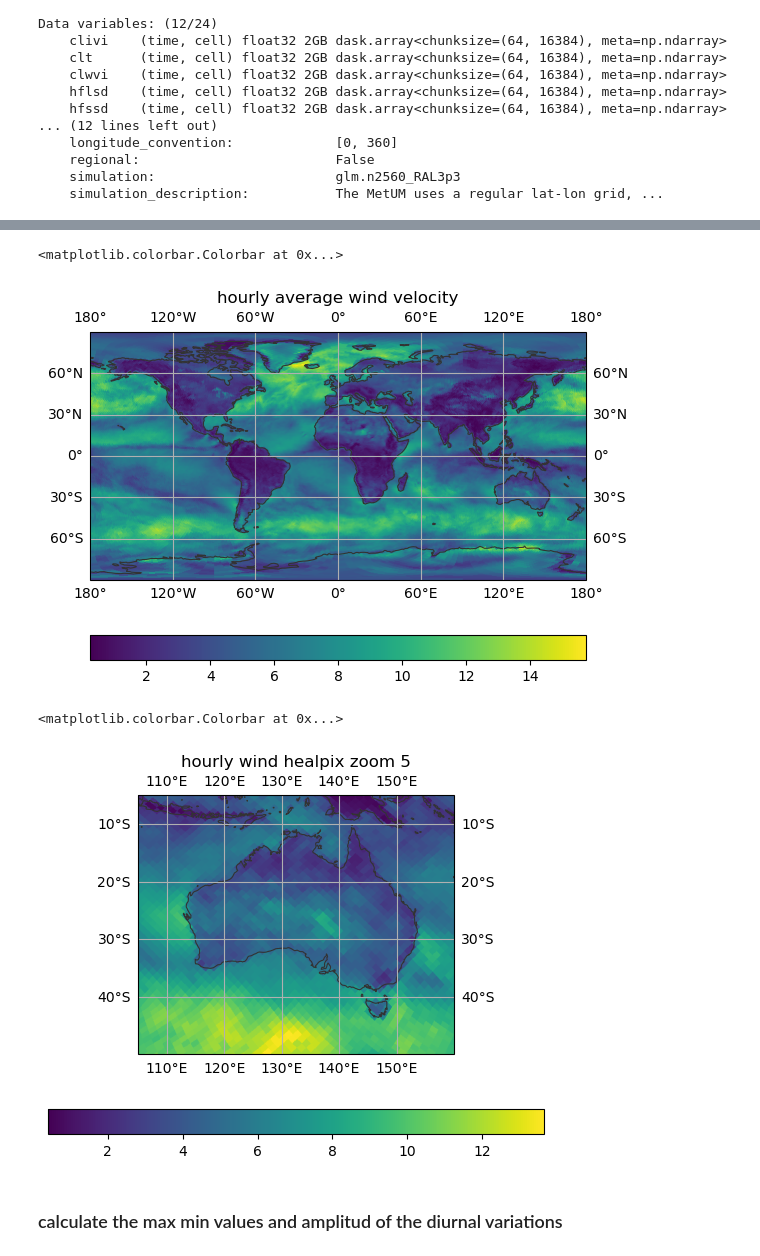
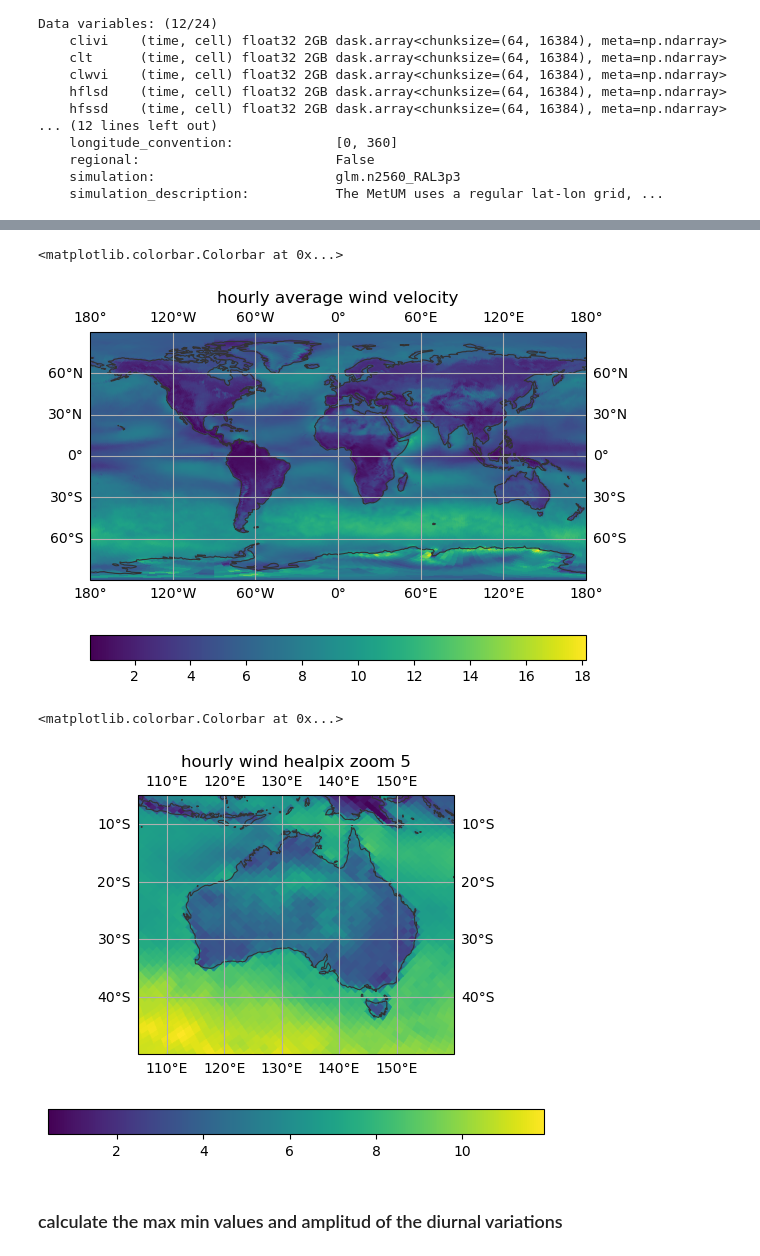
Before and after one commit to 21centuryweather/hk25-AusNode-coastal, a Jupyter notebook: analysis/diurnal_wind_cycle.ipynb, the cells around one changed output, grey strips where cells are left out. Saved outputs shown, nothing was run; the diff lists cells and outputs as text; code cells hidden in the pictures.

Commit message:
code is changed to calculate hourly averge for half year

```diff
--- a/analysis/diurnal_wind_cycle.ipynb
+++ b/analysis/diurnal_wind_cycle.ipynb
@@ -36,6 +36,9 @@ Data variables: (12/24)
     simulation_description:           The MetUM uses a regular lat-lon grid, ...
 # %%
 # slect the wind data u and v components
-u=ds.uas.sel(time=slice("2020-01-01", "2021-01-01"))
-v=ds.vas.sel(time=slice("2020-01-01", "2021-01-01"))
-velocity = (u**2 + v**2)**0.5
+u1=ds.uas.sel(time=slice("2020-04-01", "2020-09-30"))
+u2=ds.uas.sel(time=slice("2020-10-01", "2021-04-01"))
+v1=ds.vas.sel(time=slice("2020-04-01", "2020-09-30"))
+v2=ds.vas.sel(time=slice("2020-10-01", "2021-04-01"))
+velocity1 = (u1**2 + v1**2)**0.5
+velocity2 = (u2**2 + v2**2)**0.5
@@ -76,12 +53,19 @@ def monthly_hourly_average(data):
     monthly_hourly_avg = data.groupby('time.month').apply(lambda x: x.groupby('time.hour').mean('time'))
 
     return monthly_hourly_avg
+# %%
+def hourly_average(data):
+    """
+    Compute the time average for each hour of the day across all days for whole time period
+    """
+    # Group by month, then by hour, and compute the mean over time within each group
+    hourly_avg = data.groupby('time.hour').mean('time')
+
+    return hourly_avg
 # %%
 # get the average velocities
-hourly_avg_u = monthly_hourly_average(u)
-hourly_avg_v = monthly_hourly_average(v)
-hourly_avg_velocity = monthly_hourly_average(velocity)
-hourly_avg_velocity
+hourly_avg_velocity1 = hourly_average(velocity1)
+hourly_avg_velocity2 = hourly_average(velocity2)
 # %% [output]
 INFO:flox:Entering _validate_reindex: reindex is None
 INFO:flox:Leaving _validate_reindex: method = None, returning None
@@ -139,35 +109,34 @@ hourly_avg_u.isel(cell=50).plot()
 # %%
 # Plotting lat/lon values over the grid
 projection=ccrs.PlateCarree(central_longitude=0.0)
-
 ax = egh.create_geoaxis(add_coastlines=True,projection=projection)
-im = egh.healpix_show(hourly_avg_velocity.isel(month=0,hour=0), ax=ax, add_coastlines=True)
+im = egh.healpix_show(hourly_avg_velocity1.isel(hour=6), ax=ax, add_coastlines=True)
 ax.set_title(f'hourly average wind velocity')
 ax.gridlines(draw_labels=True)
 fig=ax.get_figure()
 fig.colorbar(im,orientation='horizontal')
 # %% [output]
 <matplotlib.colorbar.Colorbar at 0x...>
-[figure, old version]
+[figure, new version]
 # %%
 # Plotting the above, over Australia
 
 # Note - we still have to use the egh wrapper functions to plot the healpix gridded data
 # onto a lat/lon grid
 projection = ccrs.PlateCarree(central_longitude=0)
 
 ax = egh.create_geoaxis(add_coastlines=True,projection=projection)
 
 ax.set_extent([105, 160,-50, -5], crs=ccrs.PlateCarree())
-im = egh.healpix_show(hourly_avg_velocity.isel(month=0,hour=0), ax=ax)
+im = egh.healpix_show(hourly_avg_velocity1.isel(hour=0), ax=ax)
 #ax.coastlines()
 ax.set_title(f'hourly wind healpix zoom 5')
 ax.gridlines(draw_labels=True)
 fig=ax.get_figure()
 fig.colorbar(im,orientation='horizontal')
 # %% [output]
 <matplotlib.colorbar.Colorbar at 0x...>
-[figure, old version]
+[figure, new version]
 # %% [markdown]
 ### calculate the max min values and amplitud of the diurnal variations
 # %%
```
Also changed, not shown: parts of 26 cells of this notebook.
